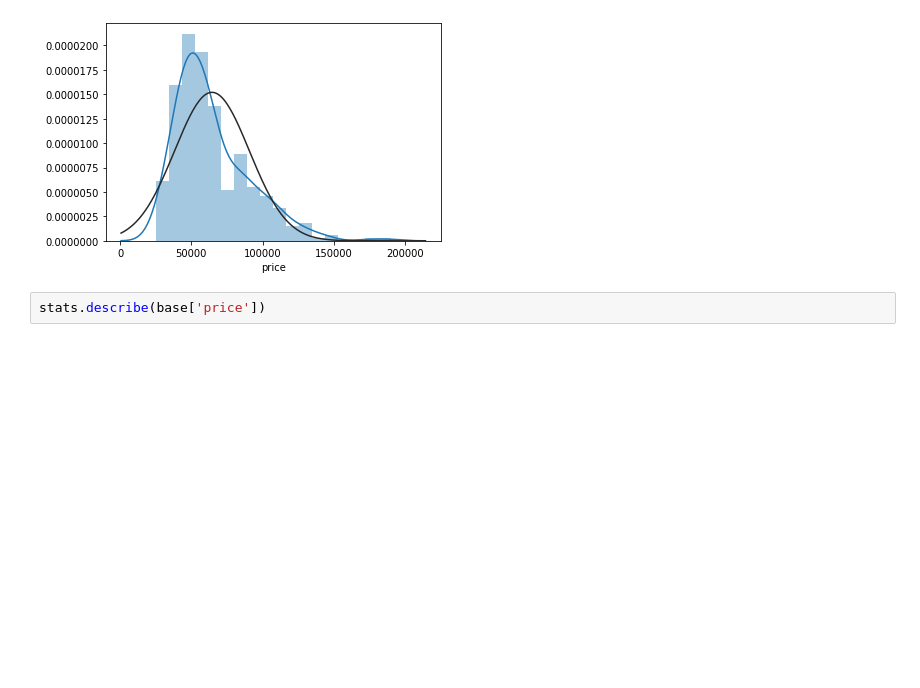
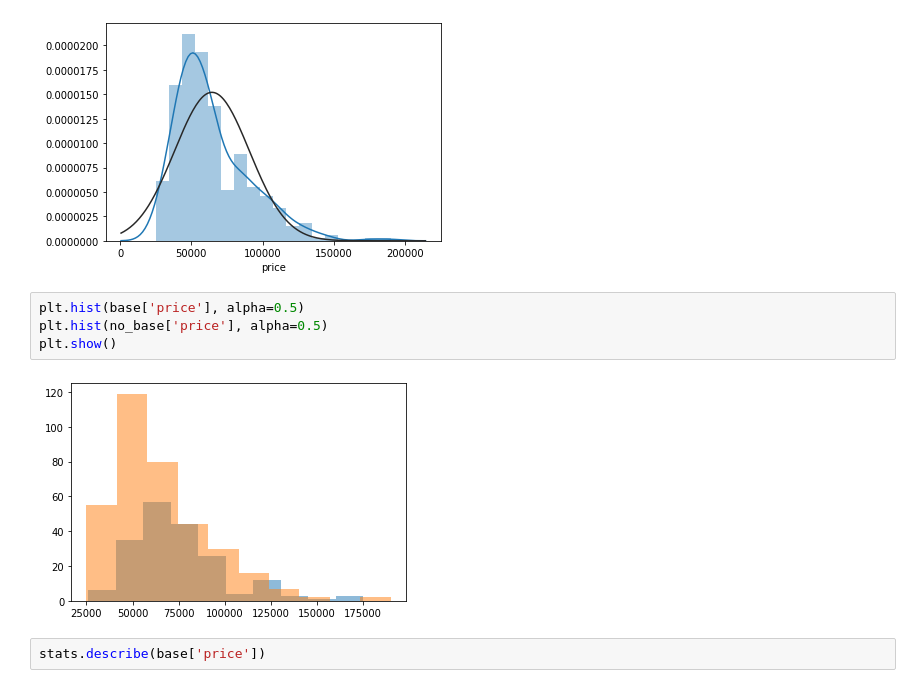
Before and after one commit to ssmcnatt/assignments, a Jupyter notebook: t-test.ipynb, the cells around one changed output. Drawn from its saved outputs; the diff is of its cells as text; blank space fills up the shorter version.

```diff
--- a/t-test.ipynb
+++ b/t-test.ipynb
@@ -83,6 +89,12 @@ sns.distplot (no_base['price'], fit=stats.norm)
 plt.show()
 # %% [output]
 [figure]
+# %%
+plt.hist(base['price'], alpha=0.5)
+plt.hist(no_base['price'], alpha=0.5)
+plt.show()
+# %% [output]
+[figure, added]
 # %%
 stats.describe(base['price'])
 # %% [output]
```
Also changed, not shown: parts of 3 cells of this notebook.
